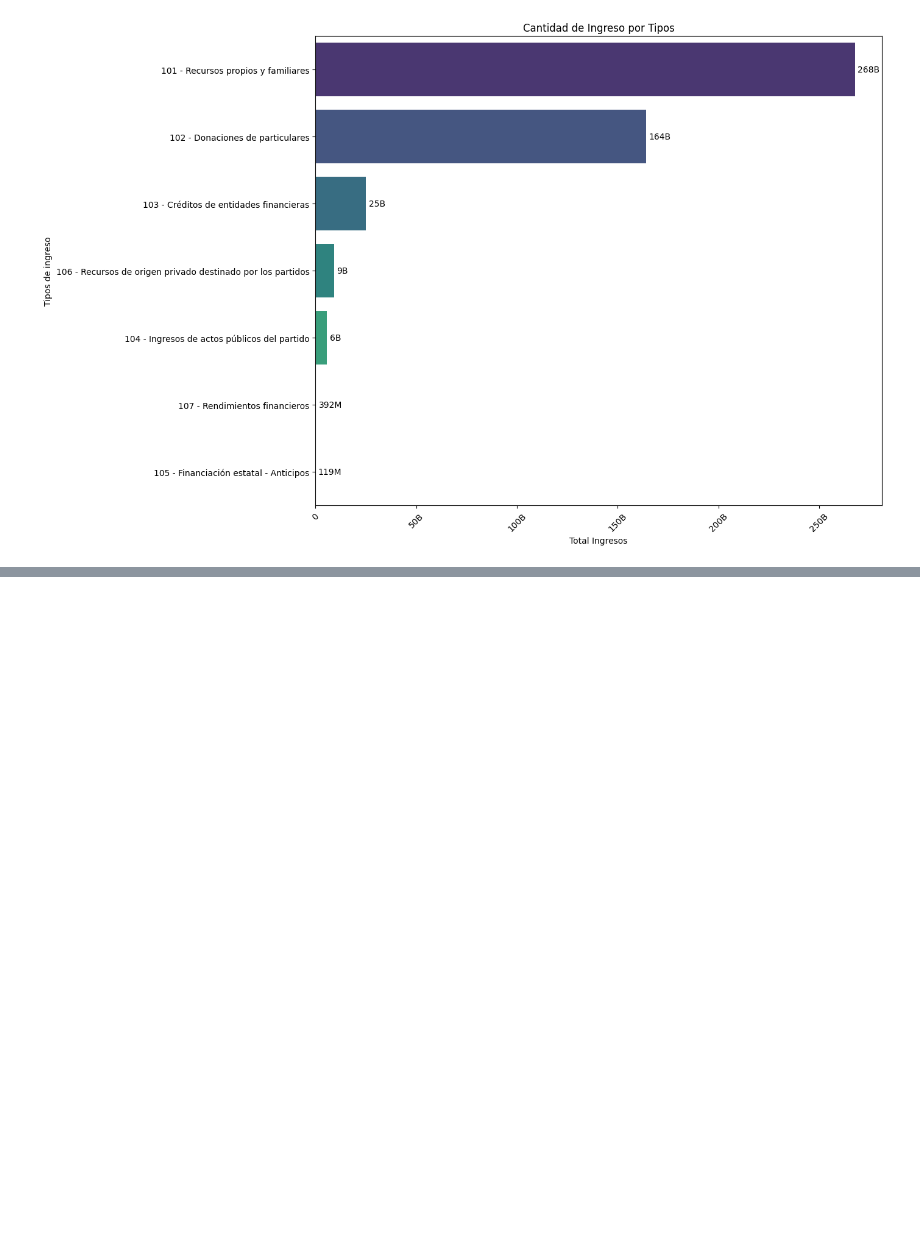
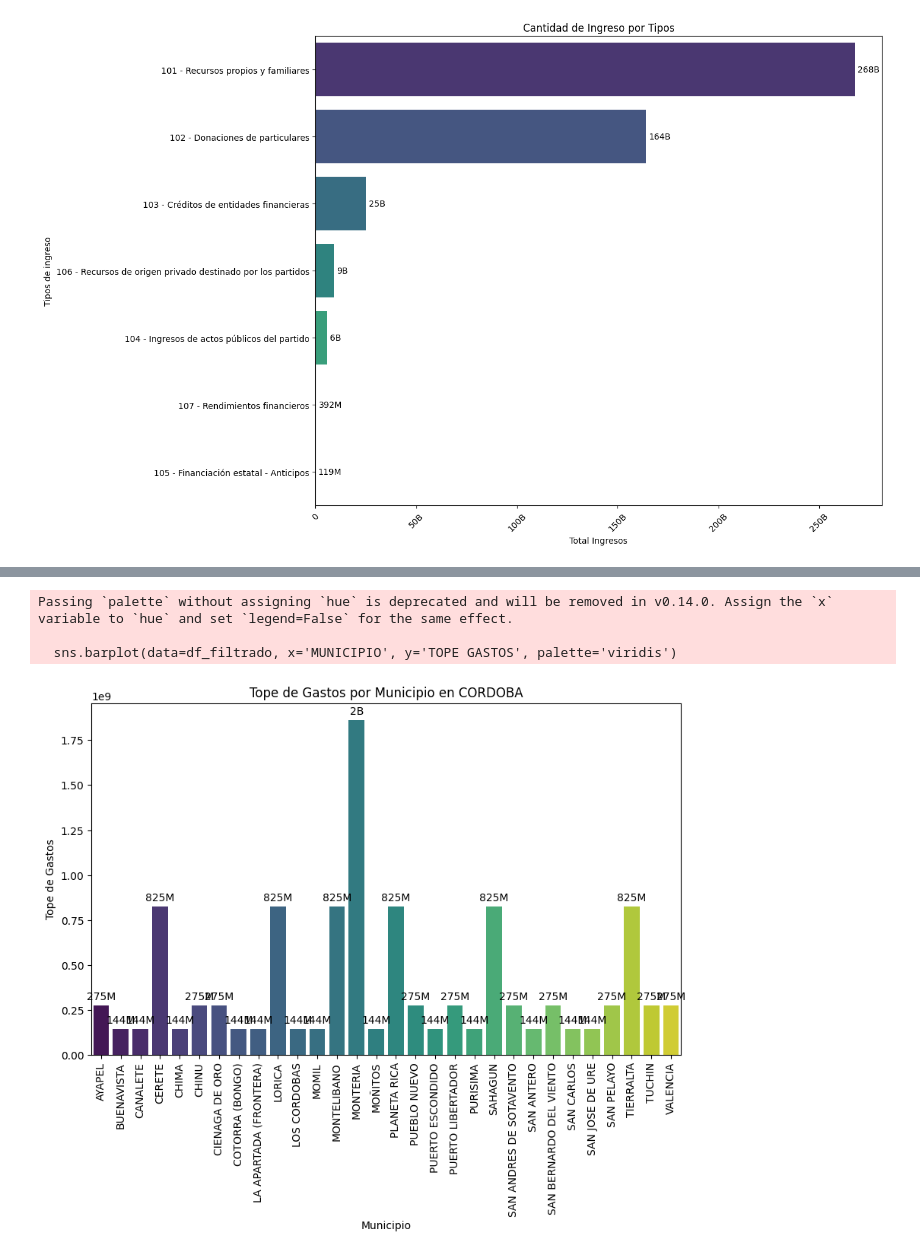
Before and after one commit to SergioOteroxD/data-pa-la-democracia, a Jupyter notebook: main.ipynb, the cells around one changed output, grey strips where cells are left out. Drawn from its saved outputs; the diff is of its cells as text; code cells hidden in the pictures; blank space fills up the shorter version.

```diff
--- a/main.ipynb
+++ b/main.ipynb
@@ -732,0 +747,9 @@ plt.show()
+# %%
+path_censo_electoral_topes = (
+    "data/input/rule/230811-CENSO-ELECTORAL-CON-TOPES-2023.xlsx"
+)
+rule_df = pd.read_excel(
+    path_censo_electoral_topes, engine="openpyxl", sheet_name="ALCALDIA"
+)
+
+rule_df.info()
@@ -732,0 +805,2 @@ plt.show()
+# %%
+rule_df['TOPE DONACIONES'] = rule_df['TOPE GASTOS'] * 0.1
@@ -732,0 +816,24 @@ plt.show()
+# %%
+
+# Filtrar el DataFrame por el departamento específico (en este caso AMAZONAS)
+departamento_especifico = 'CORDOBA'
+df_filtrado = rule_df[rule_df['DEPARTAMENTO'] == departamento_especifico]
+
+# Crear una gráfica de barras que muestre el tope de gastos por municipio
+plt.figure(figsize=(10, 6))
+sns.barplot(data=df_filtrado, x='MUNICIPIO', y='TOPE GASTOS', palette='viridis')
+
+# Personalizar la gráfica
+plt.title(f'Tope de Gastos por Municipio en {departamento_especifico}')
+plt.xlabel('Municipio')
+plt.ylabel('Tope de Gastos')
+plt.xticks(rotation=90)
+autoLabel()
+
+# Mostrar la gráfica
+plt.show()
+# %% [output]
+Passing `palette` without assigning `hue` is deprecated and will be removed in v0.14.0. Assign the `x` variable to `hue` and set `legend=False` for the same effect.
+
+  sns.barplot(data=df_filtrado, x='MUNICIPIO', y='TOPE GASTOS', palette='viridis')
+[figure, added]
```
Also changed, not shown: parts of 24 cells of this notebook, 10 other files.
